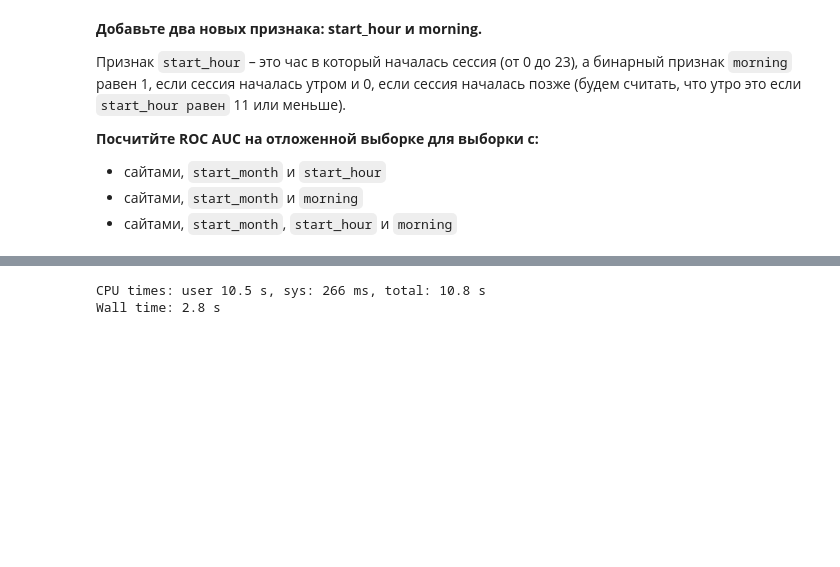
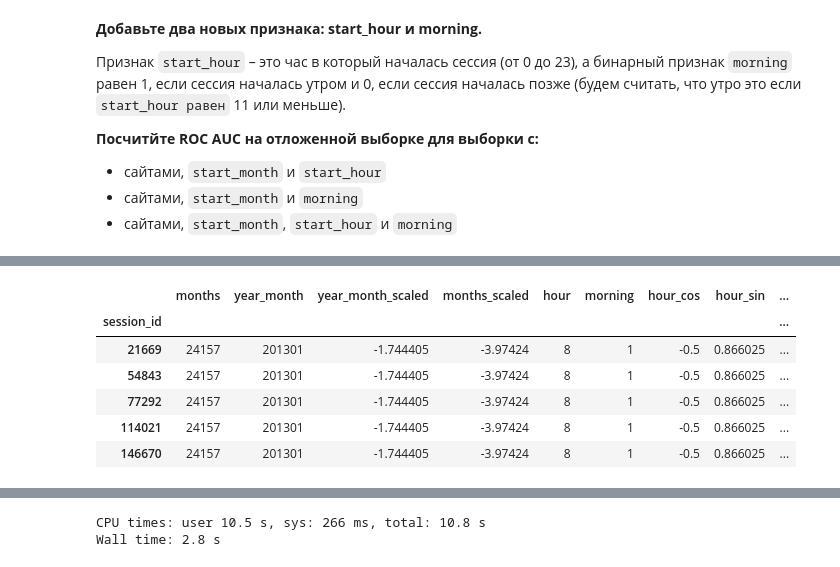
Before and after one commit to x-raizor/mlcourse_open, a Jupyter notebook: jupyter_notebooks/topic04_linear_models/lesson4_practice_alice_by_andrew.ipynb, the cells around one changed output, grey strips where cells are left out. Saved outputs shown, nothing was run; the diff lists cells and outputs as text; code cells hidden in the pictures; blank space fills up the shorter version.

```diff
--- a/jupyter_notebooks/topic04_linear_models/lesson4_practice_alice_by_andrew.ipynb
+++ b/jupyter_notebooks/topic04_linear_models/lesson4_practice_alice_by_andrew.ipynb
@@ -287,3 +334,23 @@ new_feat_train.head()
+# %%
+scaler = StandardScaler()
+scaler.fit(new_feat_train['hour_cos'].values.reshape(-1, 1))
+
+new_feat_train['hour_cos_scaled'] = scaler.transform(new_feat_train['hour_cos'].values.reshape(-1, 1))
+new_feat_test['hour_cos_scaled'] = scaler.transform(new_feat_test['hour_cos'].values.reshape(-1, 1))
+
+scaler.fit(new_feat_train['hour_sin'].values.reshape(-1, 1))
+new_feat_train['hour_sin_scaled'] = scaler.transform(new_feat_train['hour_sin'].values.reshape(-1, 1))
+new_feat_test['hour_sin_scaled'] = scaler.transform(new_feat_test['hour_sin'].values.reshape(-1, 1))
+
+new_feat_train.head()
+# %% [output]
+|  | months | year_month | year_month_scaled | months_scaled | hour | morning | hour_cos | hour_sin | ... |
+| session_id |  |  |  |  |  |  |  |  | ... |
+| 21669 | 24157 | 201301 | -1.744405 | -3.97424 | 8 | 1 | -0.5 | 0.866025 | ... |
+| 54843 | 24157 | 201301 | -1.744405 | -3.97424 | 8 | 1 | -0.5 | 0.866025 | ... |
+| 77292 | 24157 | 201301 | -1.744405 | -3.97424 | 8 | 1 | -0.5 | 0.866025 | ... |
+| 114021 | 24157 | 201301 | -1.744405 | -3.97424 | 8 | 1 | -0.5 | 0.866025 | ... |
+| 146670 | 24157 | 201301 | -1.744405 | -3.97424 | 8 | 1 | -0.5 | 0.866025 | ... |
 # %%
 X_train_sparse_new = csr_matrix(hstack([
     X_train_sparse,
```
Also changed, not shown: parts of 17 cells of this notebook, 2 other files.
